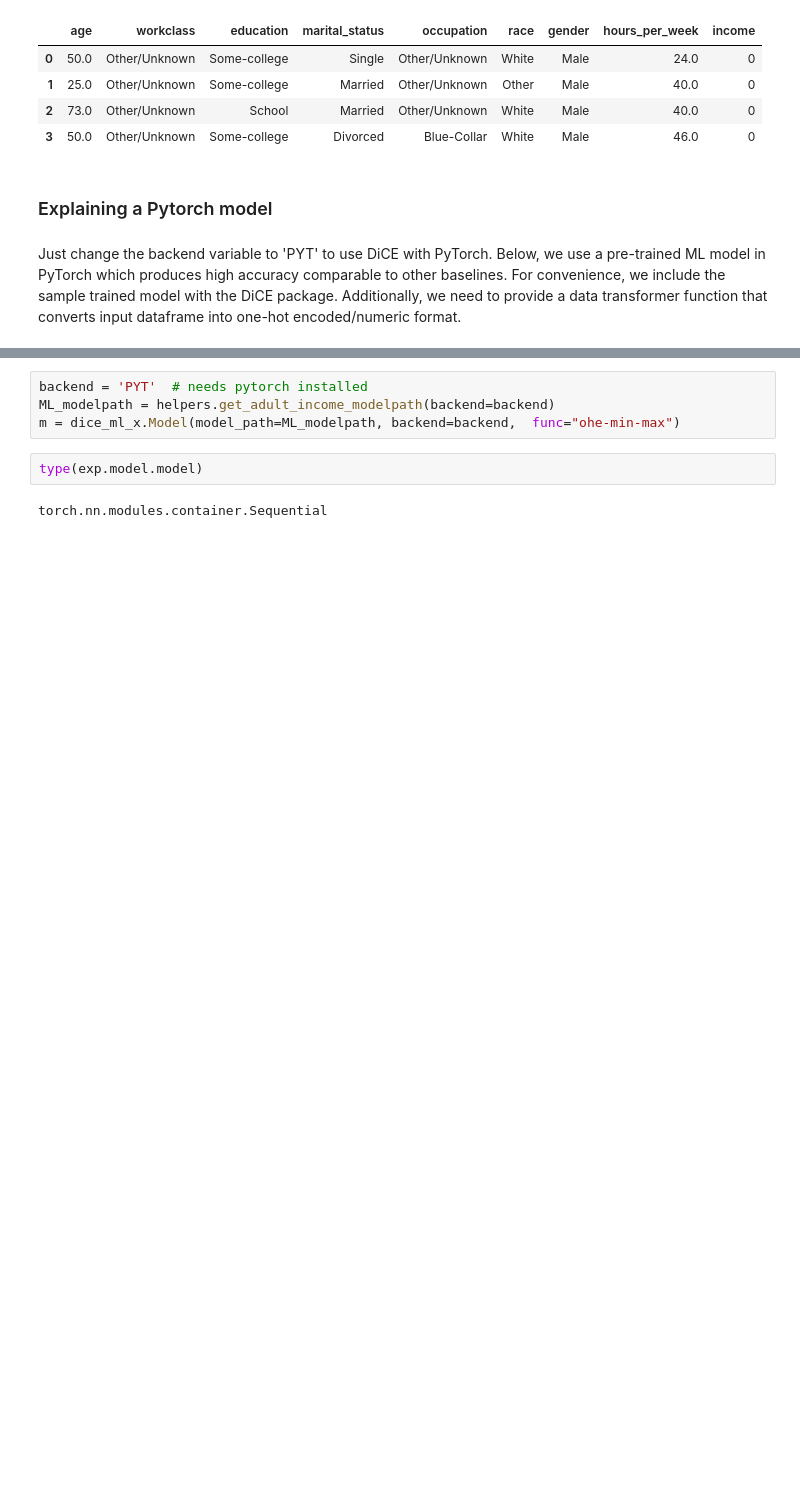
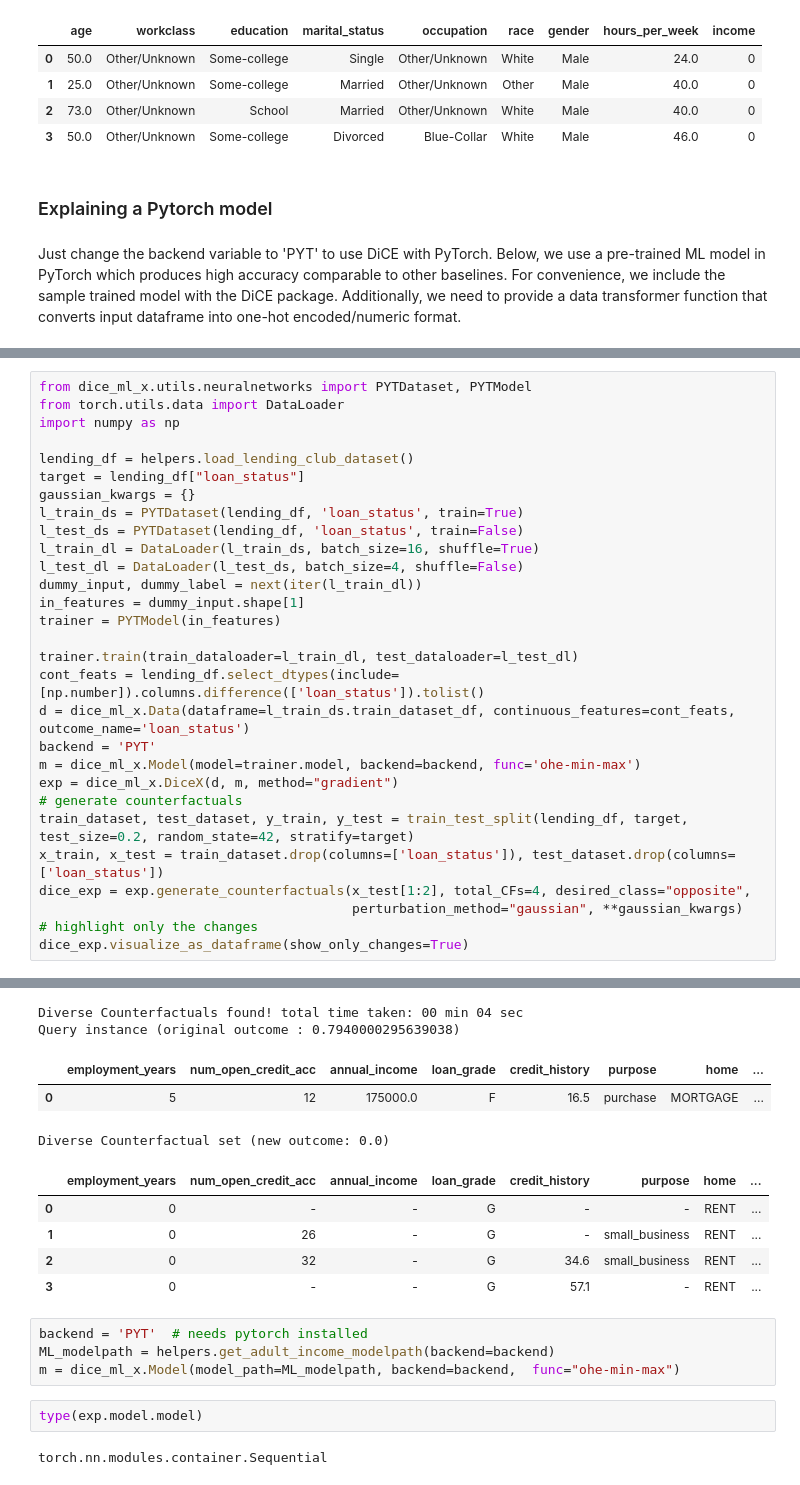
Before and after one commit to Dice-Extended/dice-x, a Jupyter notebook: docs/source/notebooks/DiCE_getting_started.ipynb, the cells around one changed output, grey strips where cells are left out. Cells and saved outputs as stored; diff of their text form; blank space fills up the shorter version.

```diff
--- a/docs/source/notebooks/DiCE_getting_started.ipynb
+++ b/docs/source/notebooks/DiCE_getting_started.ipynb
@@ -486,0 +466,30 @@ tensor([[-0.8379, -0.5736, -0.2195,  0.0592],
+# %%
+from dice_ml_x.utils.neuralnetworks import PYTDataset, PYTModel
+from torch.utils.data import DataLoader
+import numpy as np
+
+lending_df = helpers.load_lending_club_dataset()
+target = lending_df["loan_status"]
+gaussian_kwargs = {}
+l_train_ds = PYTDataset(lending_df, 'loan_status', train=True)
+l_test_ds = PYTDataset(lending_df, 'loan_status', train=False)
+l_train_dl = DataLoader(l_train_ds, batch_size=16, shuffle=True)
+l_test_dl = DataLoader(l_test_ds, batch_size=4, shuffle=False)
+dummy_input, dummy_label = next(iter(l_train_dl))
+in_features = dummy_input.shape[1]
+trainer = PYTModel(in_features)
+
+trainer.train(train_dataloader=l_train_dl, test_dataloader=l_test_dl)
+cont_feats = lending_df.select_dtypes(include=[np.number]).columns.difference(['loan_status']).tolist()
+d = dice_ml_x.Data(dataframe=l_train_ds.train_dataset_df, continuous_features=cont_feats, outcome_name='loan_status')
+backend = 'PYT'
+m = dice_ml_x.Model(model=trainer.model, backend=backend, func='ohe-min-max')
+exp = dice_ml_x.DiceX(d, m, method="gradient")
+# generate counterfactuals
+train_dataset, test_dataset, y_train, y_test = train_test_split(lending_df, target, test_size=0.2, random_state=42, stratify=target)
+x_train, x_test = train_dataset.drop(columns=['loan_status']), test_dataset.drop(columns=['loan_status'])
+dice_exp = exp.generate_counterfactuals(x_test[1:2], total_CFs=4, desired_class="opposite",
+                                        perturbation_method="gaussian", **gaussian_kwargs)
+# highlight only the changes
+dice_exp.visualize_as_dataframe(show_only_changes=True)
+# %% [output]
@@ -487,3 +513,13 @@ tensor([[-0.8379, -0.5736, -0.2195,  0.0592],
+Diverse Counterfactuals found! total time taken: 00 min 04 sec
+Query instance (original outcome : 0.7940000295639038)
+|  | employment_years | num_open_credit_acc | annual_income | loan_grade | credit_history | purpose | home | ... |
+| 0 | 5 | 12 | 175000.0 | F | 16.5 | purchase | MORTGAGE | ... |
+Diverse Counterfactual set (new outcome: 0.0)
+|  | employment_years | num_open_credit_acc | annual_income | loan_grade | credit_history | purpose | home | ... |
+| 0 | 0 | - | - | G | - | - | RENT | ... |
+| 1 | 0 | 26 | - | G | - | small_business | RENT | ... |
+| 2 | 0 | 32 | - | G | 34.6 | small_business | RENT | ... |
+| 3 | 0 | - | - | G | 57.1 | - | RENT | ... |
 # %%
 backend = 'PYT'  # needs pytorch installed
 ML_modelpath = helpers.get_adult_income_modelpath(backend=backend)
```
Also changed, not shown: parts of 10 cells of this notebook, 20 other files.
